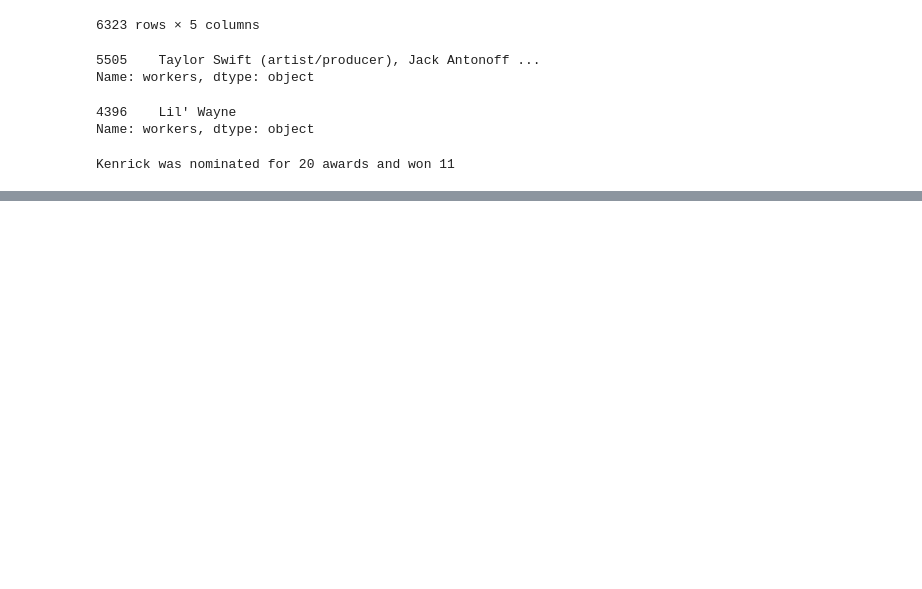
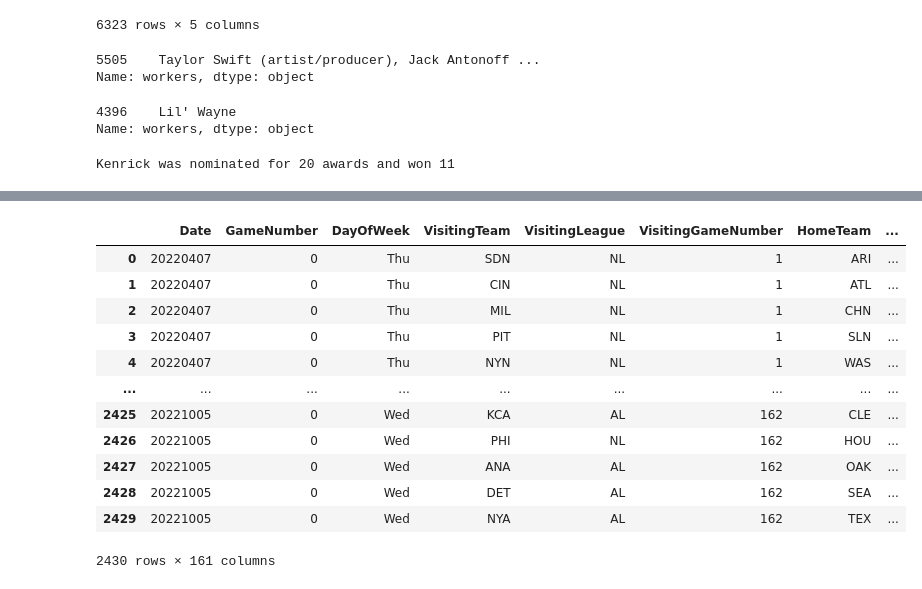
Before and after one commit to ahmadbasyouni10/my-fork-2024-DS-CTP, a Jupyter notebook: Week-01-Pandas/Exercise-AB.ipynb, the cells around one changed output, grey strips where cells are left out. Saved outputs shown, nothing was run; the diff lists cells and outputs as text; code cells hidden in the pictures; blank space fills up the shorter version.

```diff
--- a/Week-01-Pandas/Exercise-AB.ipynb
+++ b/Week-01-Pandas/Exercise-AB.ipynb
@@ -418,0 +397,73 @@ Note: you may need to restart the kernel to use updated packages.
+# %%
+file_path = 'data/gl2022.txt'
+
+column_names = [
+    'Date', 'GameNumber', 'DayOfWeek', 'VisitingTeam', 'VisitingLeague',
+    'VisitingGameNumber', 'HomeTeam', 'HomeLeague', 'HomeGameNumber',
+    'VisitingScore', 'HomeScore', 'NumOuts', 'DayNight', 'Completion', 'Forfeit',
+    'Protest', 'ParkID', 'Attendance', 'TimeOfGame', 'VisitingLineScore', 'HomeLineScore',
+    'VisitingAtBats', 'VisitingHits', 'VisitingDoubles', 'VisitingTriples', 'VisitingHomeruns',
+    'VisitingRBI', 'VisitingSacrificeHits', 'VisitingSacrificeFlies', 'VisitingHitByPitch',
+    'VisitingWalks', 'VisitingIntentionalWalks', 'VisitingStrikeouts', 'VisitingStolenBases',
+    'VisitingCaughtStealing', 'VisitingGroundedIntoDoublePlay', 'VisitingAwardedFirstOnCatcherInterference',
+    'VisitingLeftOnBase', 'VisitingPitchersUsed', 'VisitingIndividualEarnedRuns', 'VisitingTeamEarnedRuns',
+    'VisitingWildPitches', 'VisitingBalks', 'VisitingPutouts', 'VisitingAssists', 'VisitingErrors',
+    'VisitingPassedBalls', 'VisitingDoublePlays', 'VisitingTriplePlays',
+    'HomeAtBats', 'HomeHits', 'HomeDoubles', 'HomeTriples', 'HomeHomeruns',
+    'HomeRBI', 'HomeSacrificeHits', 'HomeSacrificeFlies', 'HomeHitByPitch',
+    'HomeWalks', 'HomeIntentionalWalks', 'HomeStrikeouts', 'HomeStolenBases',
+    'HomeCaughtStealing', 'HomeGroundedIntoDoublePlay', 'HomeAwardedFirstOnCatcherInterference',
+    'HomeLeftOnBase', 'HomePitchersUsed', 'HomeIndividualEarnedRuns', 'HomeTeamEarnedRuns',
+    'HomeWildPitches', 'HomeBalks', 'HomePutouts', 'HomeAssists', 'HomeErrors',
+    'HomePassedBalls', 'HomeDoublePlays', 'HomeTriplePlays',
+    'HomePlateUmpireID', 'HomePlateUmpireName', 'FirstBaseUmpireID', 'FirstBaseUmpireName',
+    'SecondBaseUmpireID', 'SecondBaseUmpireName', 'ThirdBaseUmpireID', 'ThirdBaseUmpireName',
+    'LeftFieldUmpireID', 'LeftFieldUmpireName', 'RightFieldUmpireID', 'RightFieldUmpireName',
+    'VisitingManagerID', 'VisitingManagerName', 'HomeManagerID', 'HomeManagerName',
+    'WinningPitcherID', 'WinningPitcherName', 'LosingPitcherID', 'LosingPitcherName',
+    'SavingPitcherID', 'SavingPitcherName', 'GameWinningRBIBatterID', 'GameWinningRBIBatterName',
+    'VisitingStartingPitcherID', 'VisitingStartingPitcherName',
+    'HomeStartingPitcherID', 'HomeStartingPitcherName',
+    'VisitingPlayer1ID', 'VisitingPlayer1Name', 'VisitingPlayer1Pos',
+    'VisitingPlayer2ID', 'VisitingPlayer2Name', 'VisitingPlayer2Pos',
+    'VisitingPlayer3ID', 'VisitingPlayer3Name', 'VisitingPlayer3Pos',
+    'VisitingPlayer4ID', 'VisitingPlayer4Name', 'VisitingPlayer4Pos',
+    'VisitingPlayer5ID', 'VisitingPlayer5Name', 'VisitingPlayer5Pos',
+    'VisitingPlayer6ID', 'VisitingPlayer6Name', 'VisitingPlayer6Pos',
+    'VisitingPlayer7ID', 'VisitingPlayer7Name', 'VisitingPlayer7Pos',
+    'VisitingPlayer8ID', 'VisitingPlayer8Name', 'VisitingPlayer8Pos',
+    'VisitingPlayer9ID', 'VisitingPlayer9Name', 'VisitingPlayer9Pos',
+    'HomePlayer1ID', 'HomePlayer1Name', 'HomePlayer1Pos',
+    'HomePlayer2ID', 'HomePlayer2Name', 'HomePlayer2Pos',
+    'HomePlayer3ID', 'HomePlayer3Name', 'HomePlayer3Pos',
+    'HomePlayer4ID', 'HomePlayer4Name', 'HomePlayer4Pos',
+    'HomePlayer5ID', 'HomePlayer5Name', 'HomePlayer5Pos',
+    'HomePlayer6ID', 'HomePlayer6Name', 'HomePlayer6Pos',
+    'HomePlayer7ID', 'HomePlayer7Name', 'HomePlayer7Pos',
+    'HomePlayer8ID', 'HomePlayer8Name', 'HomePlayer8Pos',
+    'HomePlayer9ID', 'HomePlayer9Name', 'HomePlayer9Pos',
+    'AdditionalInfo', 'AcquisitionInfo'
+]
+
+df = pd.read_csv(file_path,
+                 header=None,
+                 names=column_names,
+                 quotechar='"',
+                 doublequote=True,
+                 skipinitialspace=True)
+
+df
+# %% [output]
+|  | Date | GameNumber | DayOfWeek | VisitingTeam | VisitingLeague | VisitingGameNumber | HomeTeam | ... |
+| 0 | 20220407 | 0 | Thu | SDN | NL | 1 | ARI | ... |
+| 1 | 20220407 | 0 | Thu | CIN | NL | 1 | ATL | ... |
+| 2 | 20220407 | 0 | Thu | MIL | NL | 1 | CHN | ... |
+| 3 | 20220407 | 0 | Thu | PIT | NL | 1 | SLN | ... |
+| 4 | 20220407 | 0 | Thu | NYN | NL | 1 | WAS | ... |
+| ... | ... | ... | ... | ... | ... | ... | ... | ... |
+| 2425 | 20221005 | 0 | Wed | KCA | AL | 162 | CLE | ... |
+| 2426 | 20221005 | 0 | Wed | PHI | NL | 162 | HOU | ... |
+| 2427 | 20221005 | 0 | Wed | ANA | AL | 162 | OAK | ... |
+| 2428 | 20221005 | 0 | Wed | DET | AL | 162 | SEA | ... |
+| 2429 | 20221005 | 0 | Wed | NYA | AL | 162 | TEX | ... |
+2430 rows × 161 columns
```
Also changed, not shown: parts of 2 cells of this notebook.
